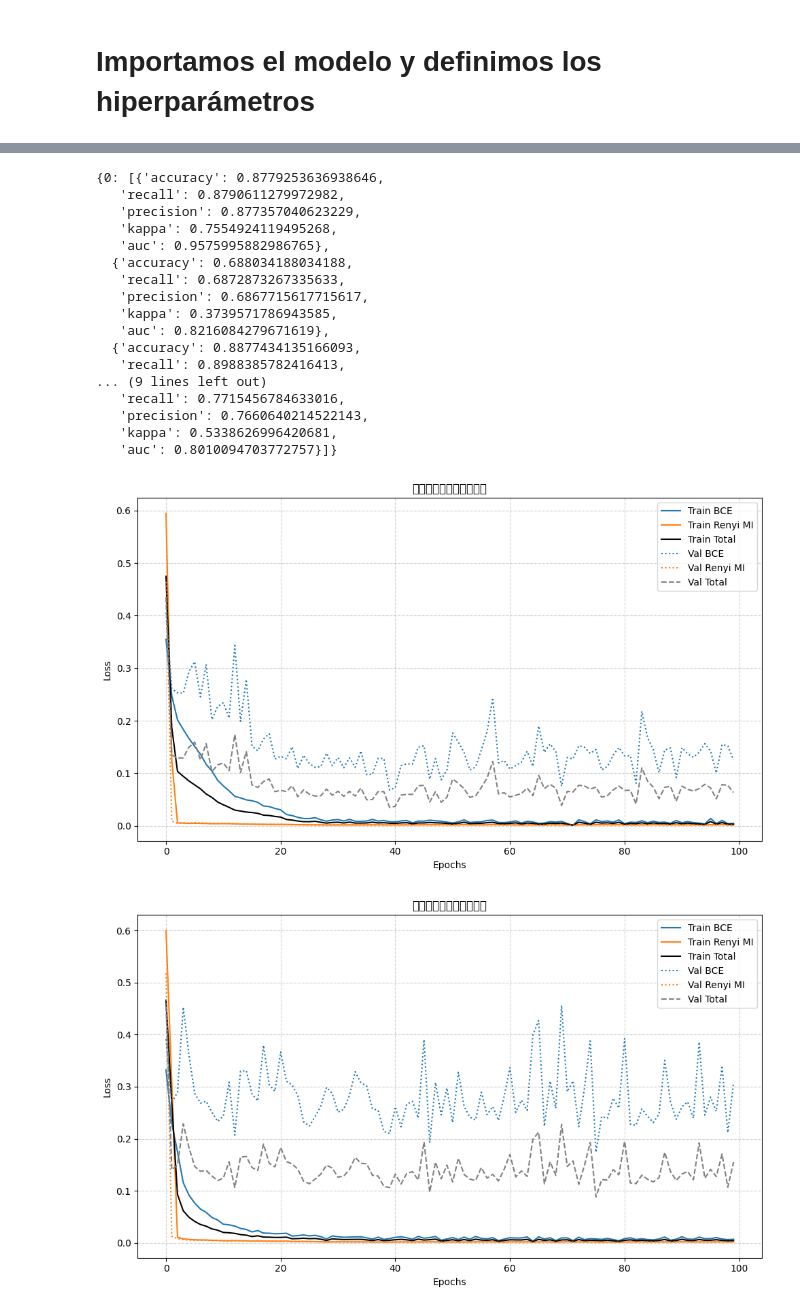
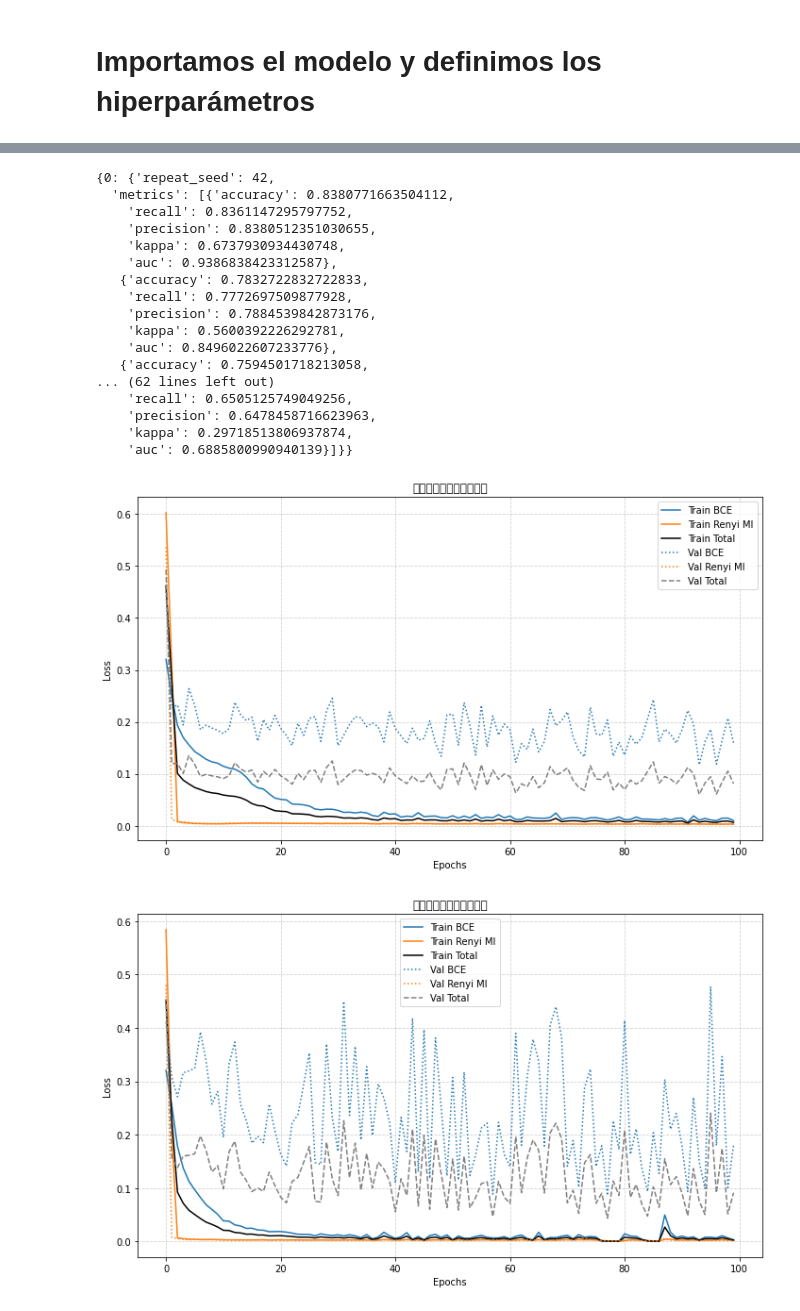
Before and after one commit to zzq666-maker/msc_myown, a Jupyter notebook: TGARNet/SGKF/TGARNet.ipynb, the cells around one changed output, grey strips where cells are left out. Cells and saved outputs as stored; diff of their text form; code cells hidden in the pictures.

```diff
--- a/TGARNet/SGKF/TGARNet.ipynb
+++ b/TGARNet/SGKF/TGARNet.ipynb
@@ -37,7 +44,8 @@ import os
 
 import pickle
 
-with open("/kaggle/input/ieee-tdah-control-database/folds.pkl", "rb") as f:
+#with open("/kaggle/input/ieee-tdah-control-database/folds.pkl", "rb") as f:
+with open("/root/msc_myown/data/processed/folds.pkl", "rb") as f:
     folds = pickle.load(f)
 # %%
 from pathlib import Path
@@ -354,56 +382,57 @@ WARNING:tensorflow:From c:\GRENet\Msc_thesis\.venv312\Lib\site-packages\keras\sr
 # %%
 results
 # %% [output]
-{0: [{'accuracy': 0.8779253636938646,
-   'recall': 0.8790611279972982,
-   'precision': 0.877357040623229,
-   'kappa': 0.7554924119495268,
-   'auc': 0.9575995882986765},
-  {'accuracy': 0.688034188034188,
-   'recall': 0.6872873267335633,
-   'precision': 0.6867715617715617,
-   'kappa': 0.3739571786943585,
-   'auc': 0.8216084279671619},
-  {'accuracy': 0.8877434135166093,
-   'recall': 0.8988385782416413,
-... (9 lines left out)
-   'recall': 0.7715456784633016,
-   'precision': 0.7660640214522143,
-   'kappa': 0.5338626996420681,
-   'auc': 0.8010094703772757}]}
+{0: {'repeat_seed': 42,
+  'metrics': [{'accuracy': 0.8380771663504112,
+    'recall': 0.8361147295797752,
+    'precision': 0.8380512351030655,
+    'kappa': 0.6737930934430748,
+    'auc': 0.9386838423312587},
+   {'accuracy': 0.7832722832722833,
+    'recall': 0.7772697509877928,
+    'precision': 0.7884539842873176,
+    'kappa': 0.5600392226292781,
+    'auc': 0.8496022607233776},
+   {'accuracy': 0.7594501718213058,
+... (62 lines left out)
+    'recall': 0.6505125749049256,
+    'precision': 0.6478458716623963,
+    'kappa': 0.29718513806937874,
+    'auc': 0.6885800990940139}]}}
 # %%
 import matplotlib.pyplot as plt
 
 for history in total_histories:
     # Extrae las pérdidas del history
     loss_total = history.history['loss']
     loss_bce = history.history['out_activation_loss']
-    loss_entropy = history.history['entropies_out_loss']
+    # loss_entropy = history.history['entropies_out_loss']
+    loss_entropy = history.history['concatenated_entropies_loss']
 
     val_loss_total = history.history['val_loss']
     val_loss_bce = history.history['val_out_activation_loss']
-    val_loss_entropy = history.history['val_entropies_out_loss']
-
+    # val_loss_entropy = history.history['val_entropies_out_loss']
+    val_loss_entropy = history.history['val_concatenated_entropies_loss']
     # --- Gráfico combinado ---
     plt.figure(figsize=(10,6))
 
     # Entrenamiento
     plt.plot(loss_bce, label='Train BCE', color='tab:blue')
     plt.plot(loss_entropy, label='Train Renyi MI', color='tab:orange')
     plt.plot(loss_total, label='Train Total', linestyle='-', color='black')
 
     # Validación
     plt.plot(val_loss_bce, label='Val BCE', color='tab:blue', linestyle=':')
     plt.plot(val_loss_entropy, label='Val Renyi MI', color='tab:orange', linestyle=':')
     plt.plot(val_loss_total, label='Val Total', linestyle='--', color='gray')
 
     plt.title('损失曲线（训练与验证）')
     plt.xlabel('Epochs')
     plt.ylabel('Loss')
     plt.legend()
     plt.grid(True, linestyle='--', alpha=0.6)
     plt.tight_layout()
     plt.show()
 # %% [output]
-[figure, old version]
+[figure, new version]
-[figure, old version]
+[figure, new version]
```
Also changed, not shown: parts of 6 cells of this notebook, 1 other file.
